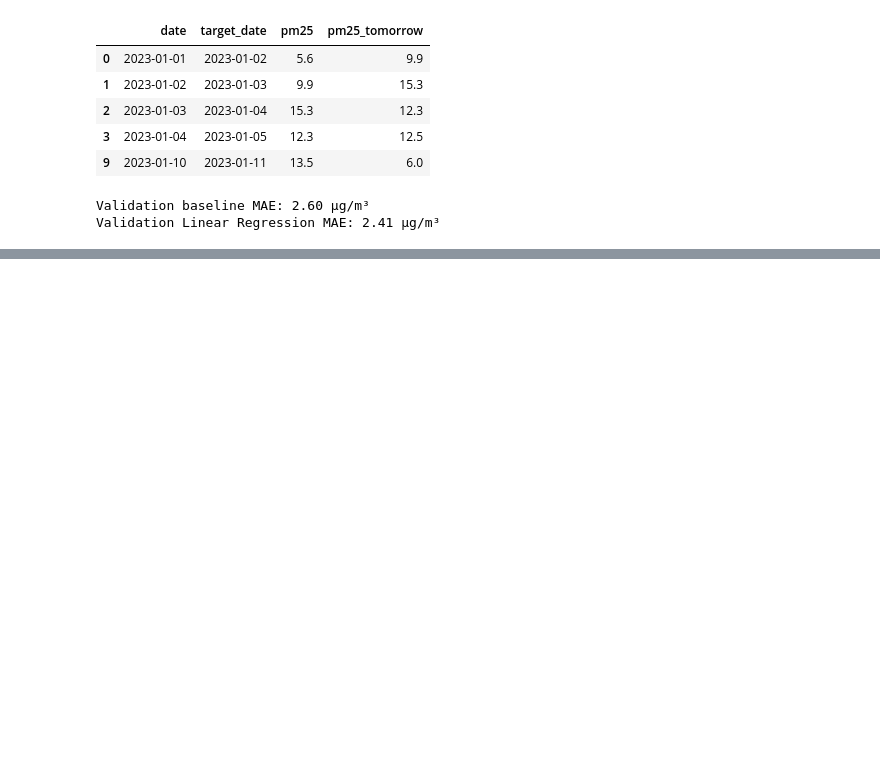
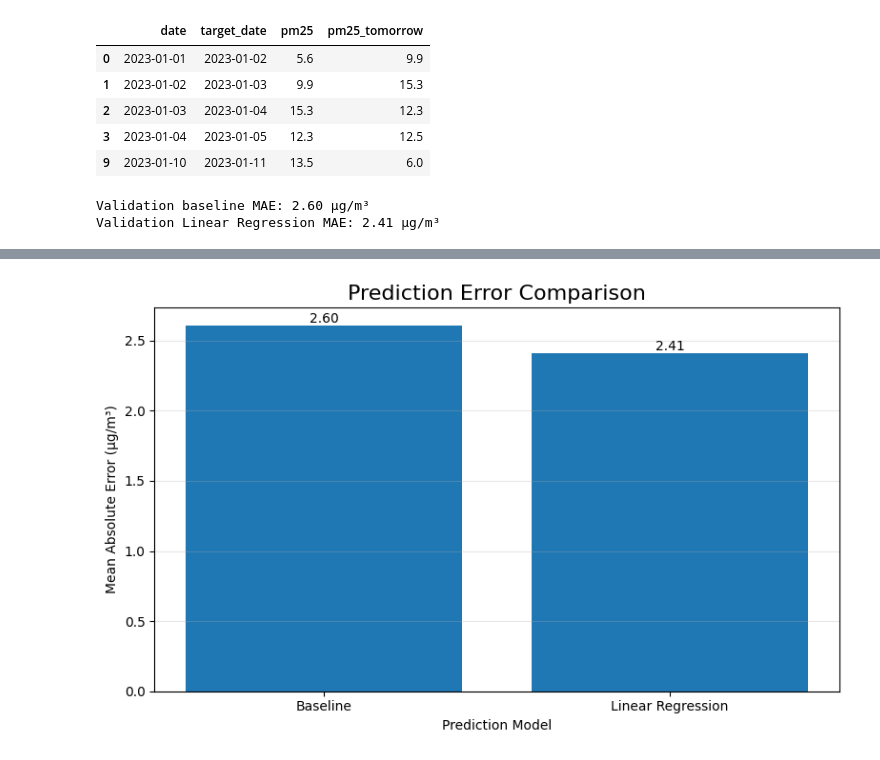
Before and after one commit to TASRUNNER2010/Hackathon, a Jupyter notebook: Hackathon.ipynb, the cells around one changed output, grey strips where cells are left out. Saved outputs shown, nothing was run; the diff lists cells and outputs as text; code cells hidden in the pictures; blank space fills up the shorter version.

```diff
--- a/Hackathon.ipynb
+++ b/Hackathon.ipynb
@@ -345,0 +388,31 @@ Validation Linear Regression MAE: 2.41 µg/m³
+# %%
+
+# Compare the Mean Absolute Errors.
+models = ["Baseline", "Linear Regression"]
+errors = [baseline_mae, model_mae]
+
+plt.figure(figsize=(8, 5))
+
+bars = plt.bar(models, errors)
+
+plt.title("Prediction Error Comparison", fontsize=16)
+plt.ylabel("Mean Absolute Error (µg/m³)")
+plt.xlabel("Prediction Model")
+
+# Display the actual MAE above each bar.
+for bar in bars:
+    height = bar.get_height()
+    plt.text(
+        bar.get_x() + bar.get_width() / 2,
+        height,
+        f"{height:.2f}",
+        ha="center",
+        va="bottom"
+    )
+
+plt.grid(axis="y", alpha=0.3)
+plt.tight_layout()
+
+plt.show()
+# %% [output]
+[figure, added]
```
Also changed, not shown: parts of 3 cells of this notebook.
